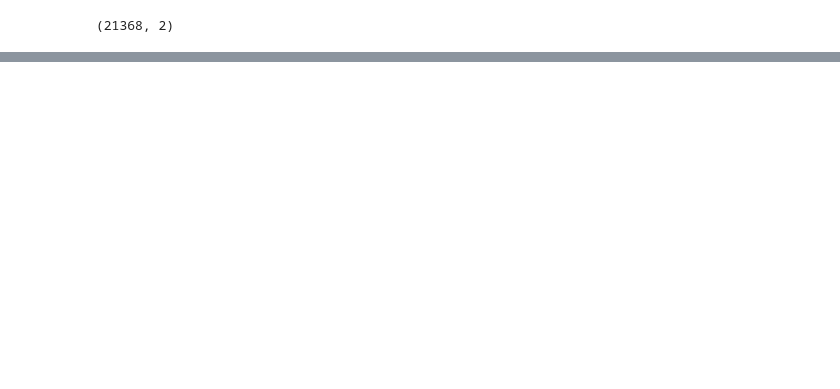
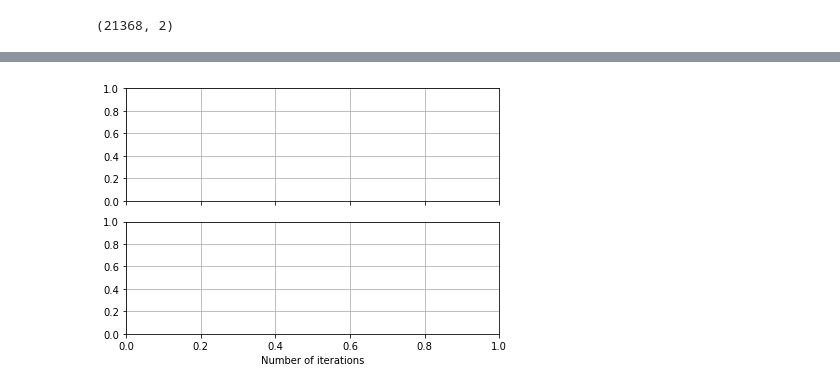
Before and after one commit to Sarcovora/CogWorks-2022-Gausslien-Final-Capstone, a Jupyter notebook: Sarcasm Detector/Model.ipynb, the cells around one changed output, grey strips where cells are left out. Cells and saved outputs as stored; diff of their text form; code cells hidden in the pictures; blank space fills up the shorter version.

```diff
--- a/Sarcasm Detector/Model.ipynb
+++ b/Sarcasm Detector/Model.ipynb
@@ -132,0 +169,4 @@ model = {vocab_size, embedding_dim, hidden_dim, output_dim, n_layers, dropout, p
+# %%
+plotter, fig, ax = create_plot(["loss", "accuracy"])
+# %% [output]
+[figure, added]
```
Also changed, not shown: parts of 22 cells of this notebook.
